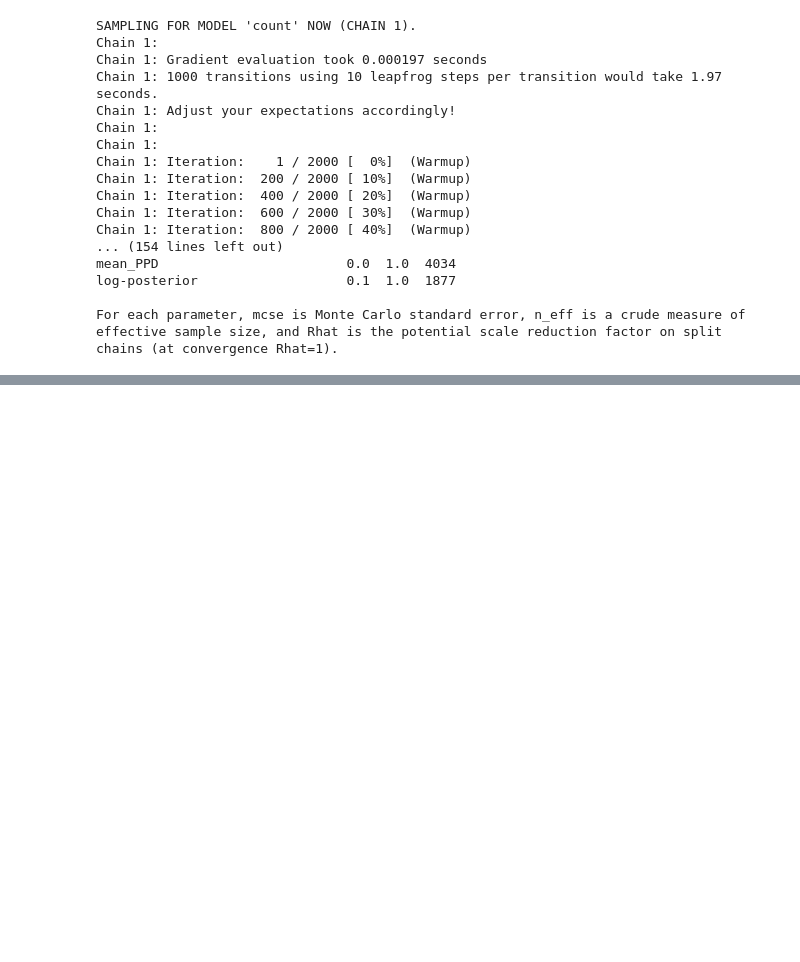
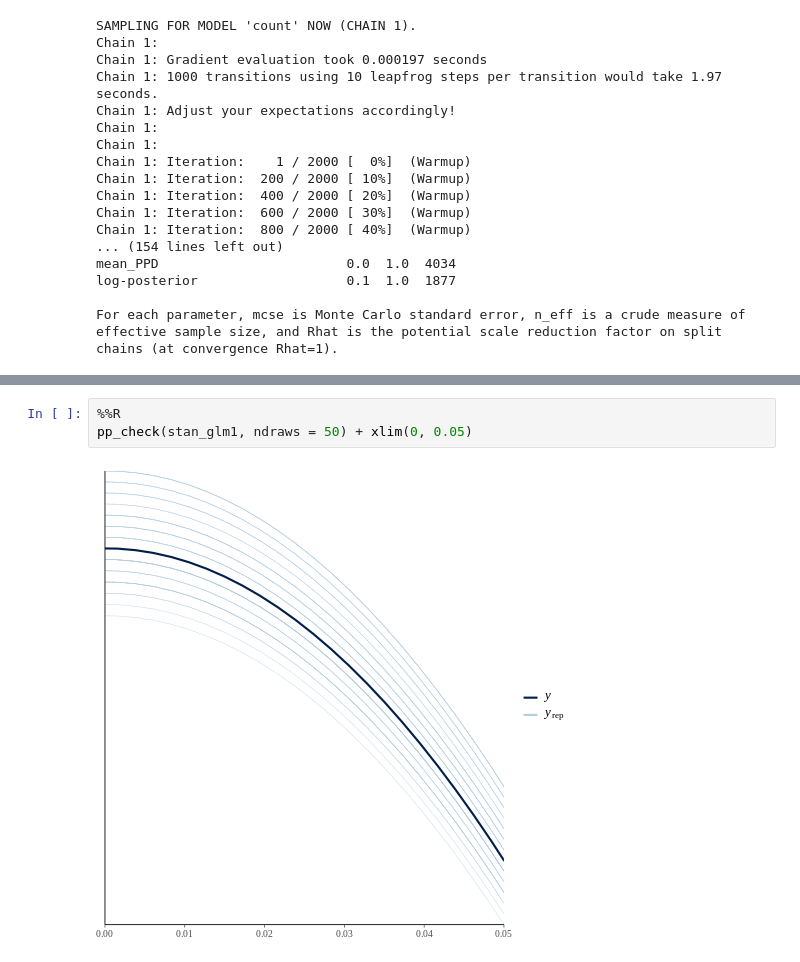
Before and after one commit to uervitonsantos/Atividade_Analise_Bayeseana_Com_RSTAN, a Jupyter notebook: trabalho_de_estatistivca_bayesiana.ipynb, the cells around one changed output, grey strips where cells are left out. Saved outputs shown, nothing was run; the diff lists cells and outputs as text; blank space fills up the shorter version.

```diff
--- a/trabalho_de_estatistivca_bayesiana.ipynb
+++ b/trabalho_de_estatistivca_bayesiana.ipynb
@@ -115,0 +117,5 @@ pp_check(stan_glm1)
+# %%
+%%R
+pp_check(stan_glm1, ndraws = 50) + xlim(0, 0.05)
+# %% [output]
+[figure, added]
```
Also changed, not shown: parts of 5 cells of this notebook.
